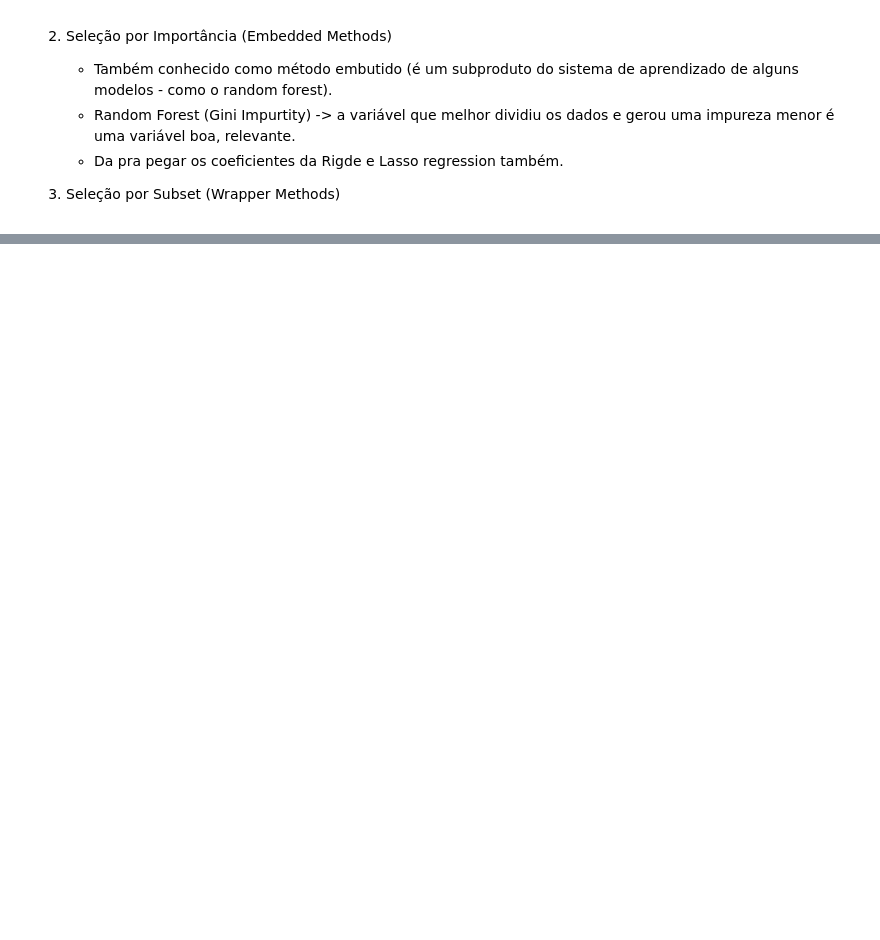
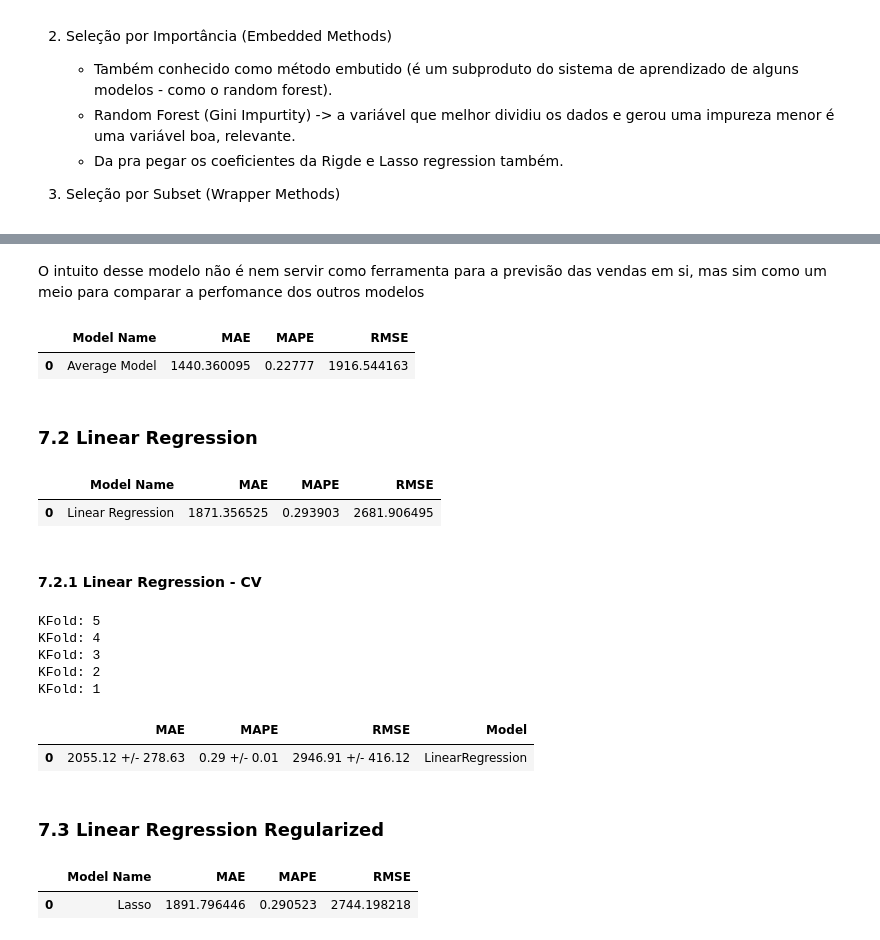
Before and after one commit to AllanCasado/ds_em_producao, a Jupyter notebook: notebooks/rossmann_sales_prediction.ipynb, the cells around one changed output, grey strips where cells are left out. Cells and saved outputs as stored; diff of their text form; code cells hidden in the pictures; blank space fills up the shorter version.

```diff
--- a/notebooks/rossmann_sales_prediction.ipynb
+++ b/notebooks/rossmann_sales_prediction.ipynb
@@ -1832,0 +1828,4 @@ lasso_metrics
+# %%
+X_train_cv = X_train_new.copy()
+X_train_cv['date'] = X_train['date']
+X_train_cv['sales'] = y_train.reset_index(drop=True)
@@ -1832,0 +1834,65 @@ lasso_metrics
+# %% [markdown]
+O intuito desse modelo não é nem servir como ferramenta para a previsão das vendas em si, mas sim como um meio para comparar a perfomance dos outros modelos
+# %%
+#copiando os dados de treino e adicionando a coluna sales (tirando fora o log)
+aux1 = X_train_new.copy()
+aux1['sales'] = np.expm1(y_train)
+
+#média de vendas por loja nos dados de treino
+predictions = aux1[['store', 'sales']].groupby('store').mean().reset_index().rename(columns={'sales':'predictions'})
+
+#preve a venda das lojas com a média de vendas por loja encontrada nos dados de treino
+aux2 = X_test_new.copy()
+aux2['sales'] = np.expm1(y_test).reset_index(drop=True)
+aux2 = aux2[['store', 'sales']]
+aux2['predictions'] = aux2.apply(lambda x: float(predictions[predictions['store'] == x['store']]['predictions']), axis=1)
+
+#perfomance
+avg_model_metrics = ml_error('Average Model', aux2['sales'], aux2['predictions'])
+avg_model_metrics
+# %% [output]
+|  | Model Name | MAE | MAPE | RMSE |
+| 0 | Average Model | 1440.360095 | 0.22777 | 1916.544163 |
+# %% [markdown]
+### 7.2 Linear Regression
+# %%
+#model
+lr = LinearRegression().fit(X_train_new, y_train)
+
+#predict
+ypred_lr = lr.predict(X_test_new)
+
+#perfomance
+lr_metrics = ml_error('Linear Regression', np.expm1(y_test), np.expm1(ypred_lr))
+lr_metrics
+# %% [output]
+|  | Model Name | MAE | MAPE | RMSE |
+| 0 | Linear Regression | 1871.356525 | 0.293903 | 2681.906495 |
+# %% [markdown]
+#### 7.2.1 Linear Regression - CV
+# %%
+lr_metrics_cv = cross_validation('LinearRegression', LinearRegression(), X_train_cv, 5)
+lr_metrics_cv
+# %% [output]
+KFold: 5
+KFold: 4
+KFold: 3
+KFold: 2
+KFold: 1
+|  | MAE | MAPE | RMSE | Model |
+| 0 | 2055.12 +/- 278.63 | 0.29 +/- 0.01 | 2946.91 +/- 416.12 | LinearRegression |
+# %% [markdown]
+### 7.3 Linear Regression Regularized
+# %%
+#model
+lasso = Lasso(alpha=0.01).fit(X_train_new, y_train)
+
+#predict
+ypred_lasso = lasso.predict(X_test_new)
+
+#perfomance
+lasso_metrics = ml_error('Lasso', np.expm1(y_test), np.expm1(ypred_lasso))
+lasso_metrics
+# %% [output]
+|  | Model Name | MAE | MAPE | RMSE |
+| 0 | Lasso | 1891.796446 | 0.290523 | 2744.198218 |
```
Also changed, not shown: parts of 73 cells of this notebook.
